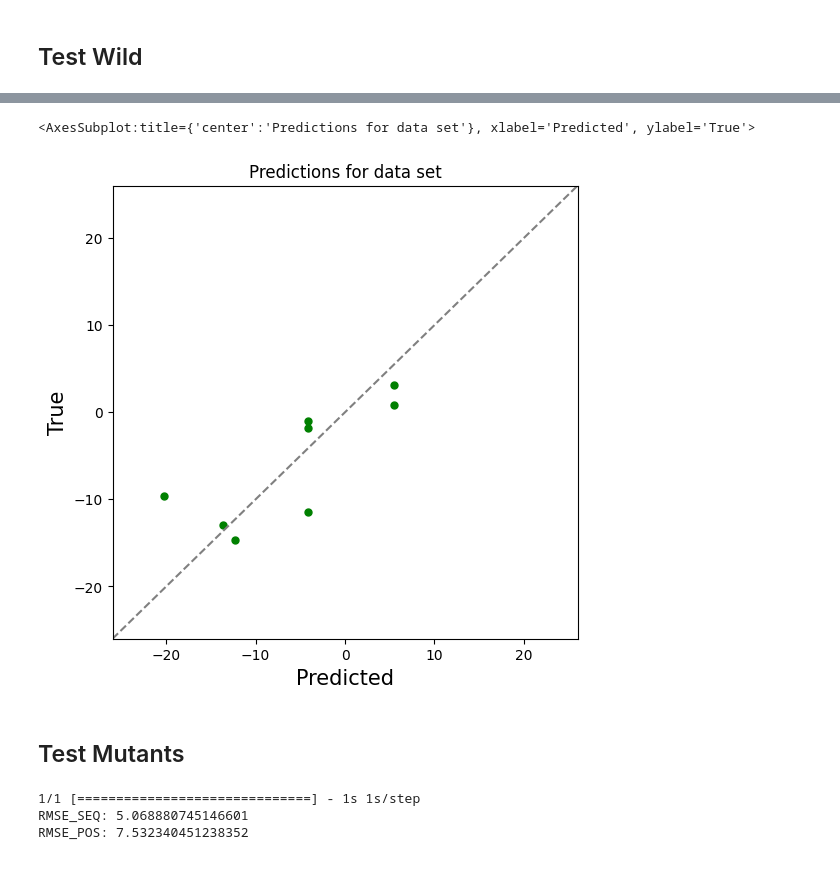
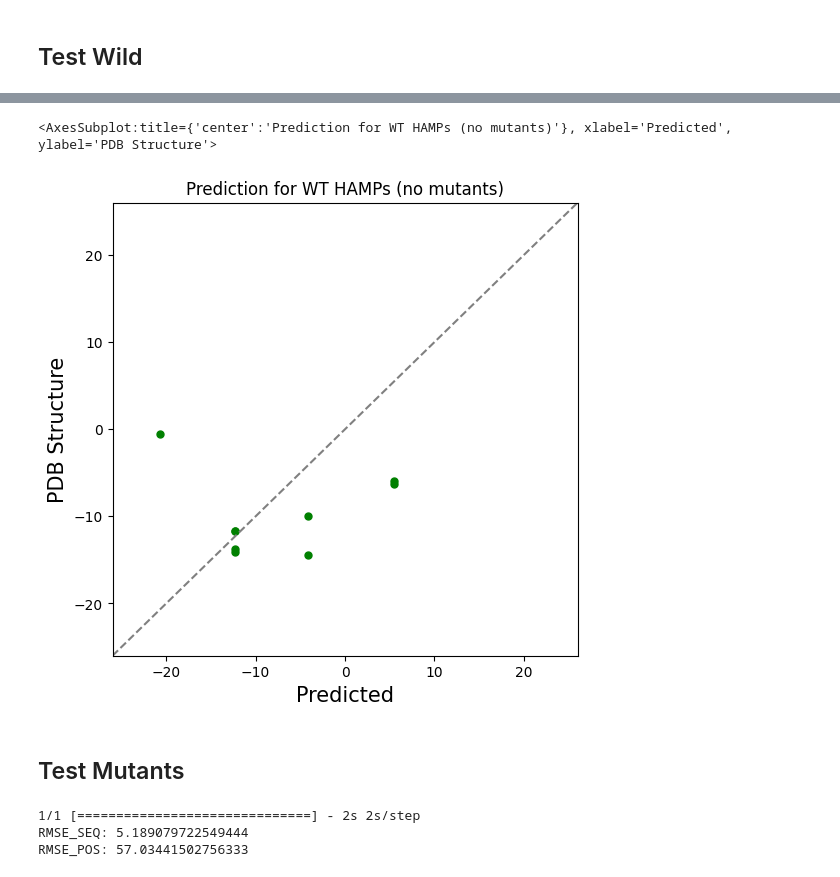
Before and after one commit to labstructbioinf/HAMPpred, a Jupyter notebook: notebooks/Models Comparision.ipynb, the cells around one changed output, grey strips where cells are left out. Drawn from its saved outputs; the diff is of its cells as text; code cells hidden in the pictures.

Commit message:
add results notebooks

```diff
--- a/notebooks/Models Comparision.ipynb
+++ b/notebooks/Models Comparision.ipynb
@@ -36,7 +36,7 @@ mutants_ids = ['5jeq.pdb',
 
 
            ]
-test_mutants, test_wild = test_data.drop(mutants_ids), test_data.loc[mutants_ids]
+test_wild, test_mutants = test_data.drop(mutants_ids), test_data.loc[mutants_ids]
 # %% [markdown]
 # Aligned helix rotation
 # %%
@@ -140,15 +140,15 @@ RMSE_POS: 57.03441502756333
 # %%
-reg_plot(test_wild_results_full['true_mean_rot'], test_wild_results_full['pred_mean_rot'])
+reg_plot(test_wild_results_full['true_mean_rot'], test_wild_results_full['pred_mean_rot'], title='Prediction for WT HAMPs (no mutants)', ylabel='PDB Structure')
 # %% [output]
-<AxesSubplot:title={'center':'Predictions for data set'}, xlabel='Predicted', ylabel='True'>
+<AxesSubplot:title={'center':'Prediction for WT HAMPs (no mutants)'}, xlabel='Predicted', ylabel='PDB Structure'>
-[figure, old version]
+[figure, new version]
 # %% [markdown]
 ## Test Mutants
 # %%
-test_mutants_results_full = mod.predict(test_mutants, is_test=True)
+test_mutants_results_full = pred.predict(test_mutants, is_test=True)
 print(f"RMSE_SEQ: {test_mutants_results_full['mse_seq']**0.5}\nRMSE_POS: {test_mutants_results_full['mse_pos']**0.5}")
 # %% [output]
-1/1 [==============================] - 1s 1s/step
-RMSE_SEQ: 5.068880745146601
-RMSE_POS: 7.532340451238352
+1/1 [==============================] - 2s 2s/step
+RMSE_SEQ: 5.189079722549444
+RMSE_POS: 57.03441502756333
 # %%
```
Also changed, not shown: parts of 7 cells of this notebook, 1 other file.
